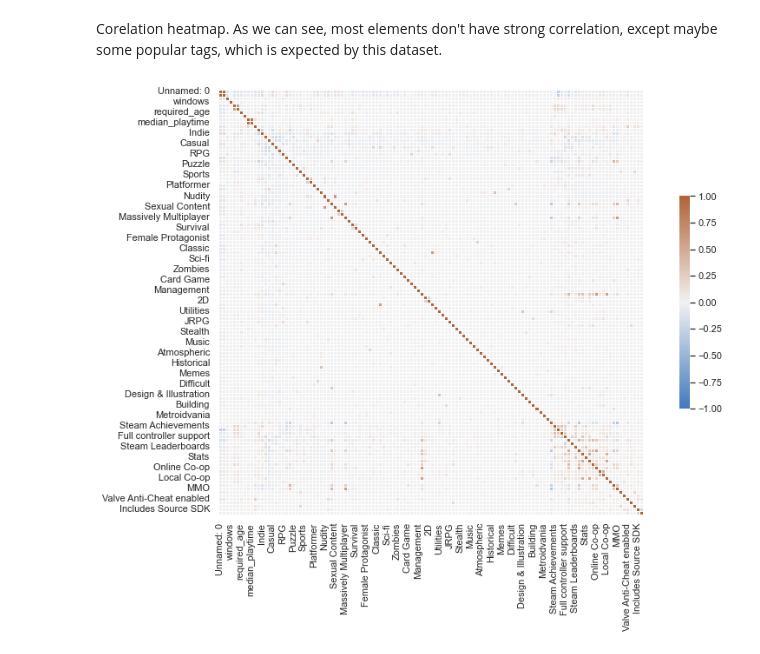
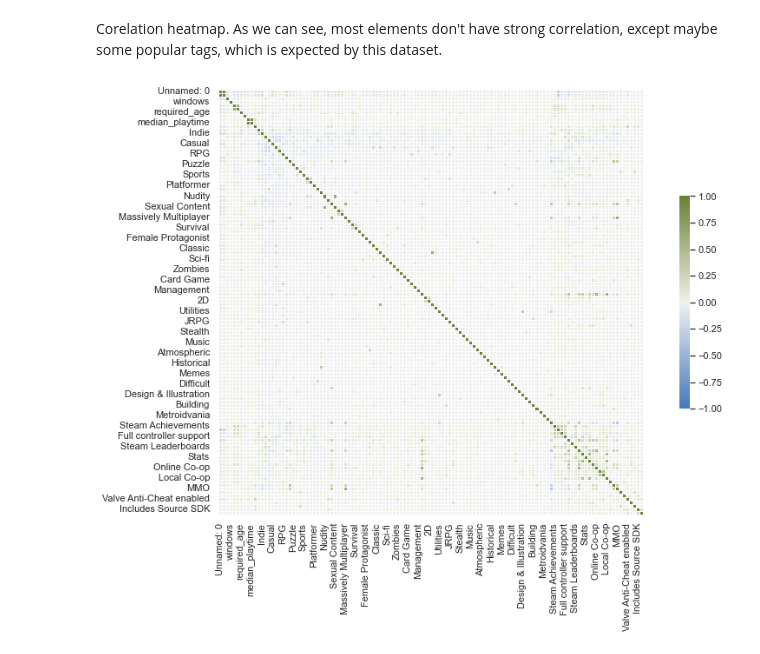
Before and after one commit to Konrados232/steam-predicter, a Jupyter notebook: analysis.ipynb, the cells around one changed output. Drawn from its saved outputs; the diff is of its cells as text; code cells hidden in the pictures.

```diff
--- a/analysis.ipynb
+++ b/analysis.ipynb
@@ -86,17 +90,17 @@ Corelation heatmap. As we can see, most elements don't have strong correlation,
 # %%
 corr_matrix = whole_steam_data.loc[:, whole_steam_data.columns != "user_reviews"].corr()
 
 sns.set(style="darkgrid")
 
 f, ax = plt.subplots(figsize=(15, 9))
-cmap = sns.diverging_palette(250, 30, as_cmap=True)
+cmap = sns.diverging_palette(250, 100, as_cmap=True)
 
 sns.heatmap(corr_matrix, cmap=cmap, vmin=-1, vmax=1,
             square=True,
             linewidths=.5, cbar_kws={"shrink": .5}, ax=ax)
 plt.show()
 # %% [output]
-[figure, old version]
+[figure, new version]
 # %%
 # sns.pairplot(whole_steam_data)
 # plt.show()
```
Also changed, not shown: parts of 5 cells of this notebook.
